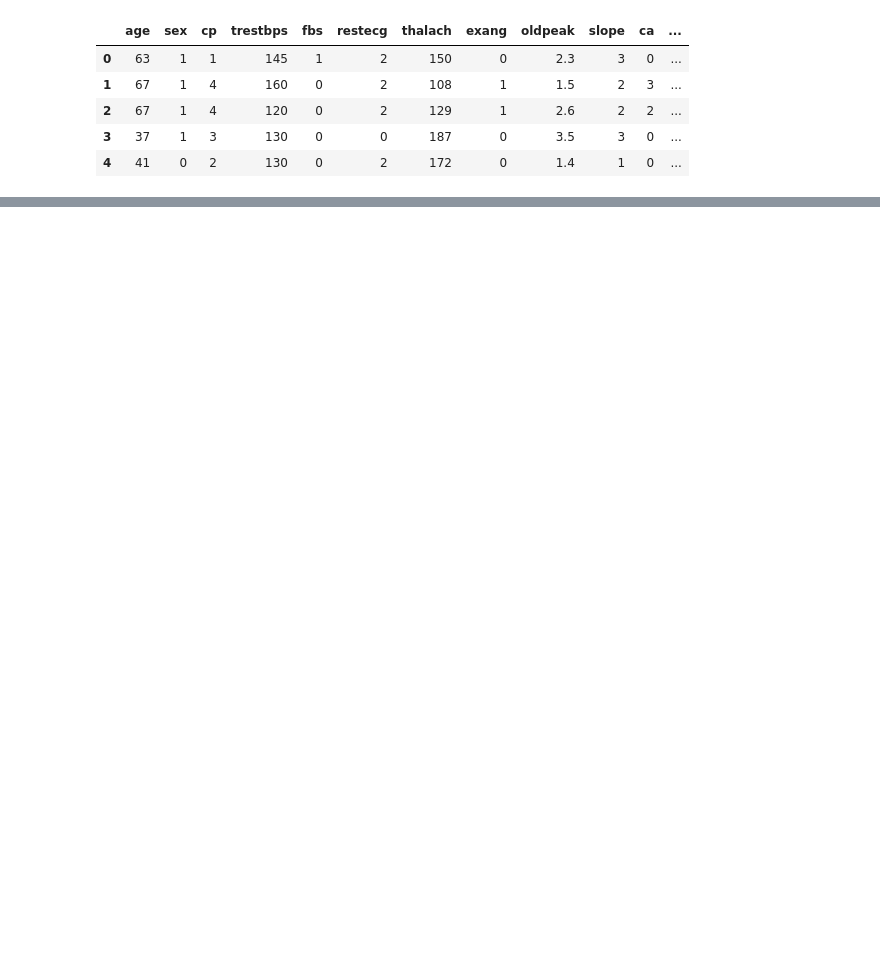
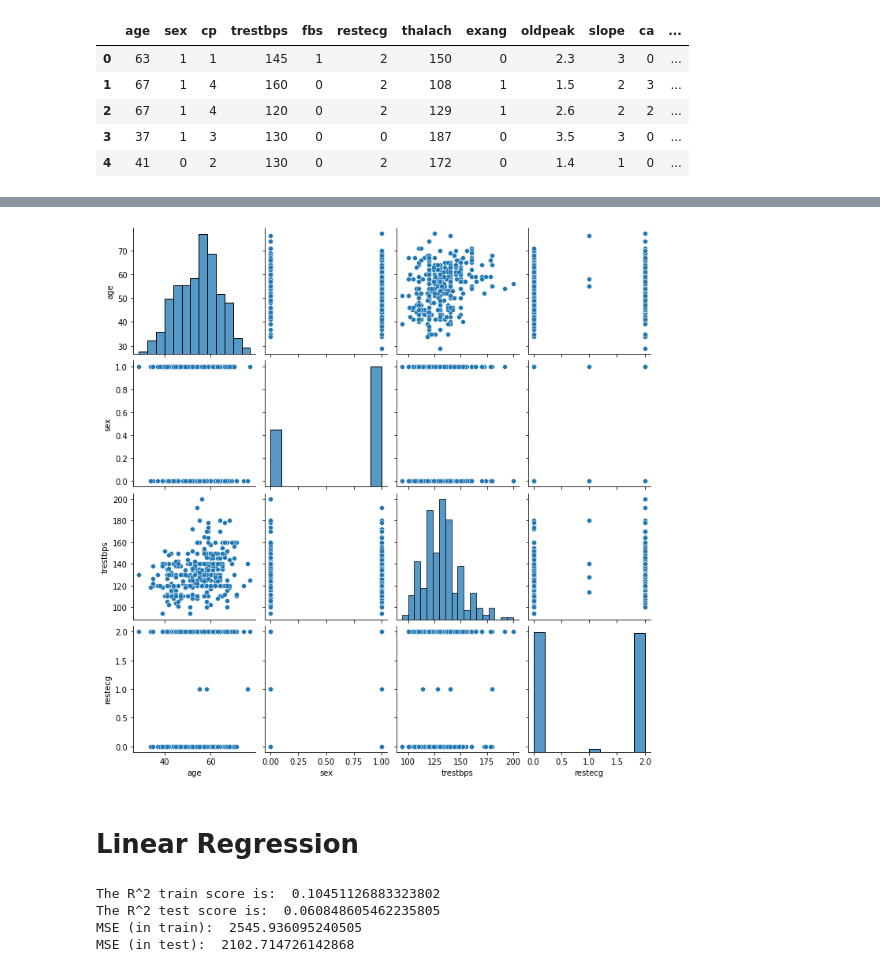
Before and after one commit to hieplk97/Data-Science, a Jupyter notebook: 06 Machine Learning with Python/Exercise/Midterm/Question 2.ipynb, the cells around one changed output, grey strips where cells are left out. Saved outputs shown, nothing was run; the diff lists cells and outputs as text; code cells hidden in the pictures; blank space fills up the shorter version.

```diff
--- a/06 Machine Learning with Python/Exercise/Midterm/Question 2.ipynb
+++ b/06 Machine Learning with Python/Exercise/Midterm/Question 2.ipynb
@@ -89,0 +128,7 @@ df.shape
+# %%
+X = df[['age', 'sex', 'ca', 'trestbps', 'restecg']]
+# %%
+sns.pairplot(X)
+plt.show()
+# %% [output]
+[figure, added]
@@ -89,0 +149,2 @@ df.shape
+# %% [markdown]
+# Linear Regression
@@ -89,0 +153,8 @@ df.shape
+# %%
+lr_model = LinearRegression()
+lr_model = create_model(lr_model, X_train, X_test, y_train, y_test)
+# %% [output]
+The R^2 train score is:  0.10451126883323802
+The R^2 test score is:  0.060848605462235805
+MSE (in train):  2545.936095240505
+MSE (in test):  2102.714726142868
```
Also changed, not shown: parts of 41 cells of this notebook, 1 other file.
